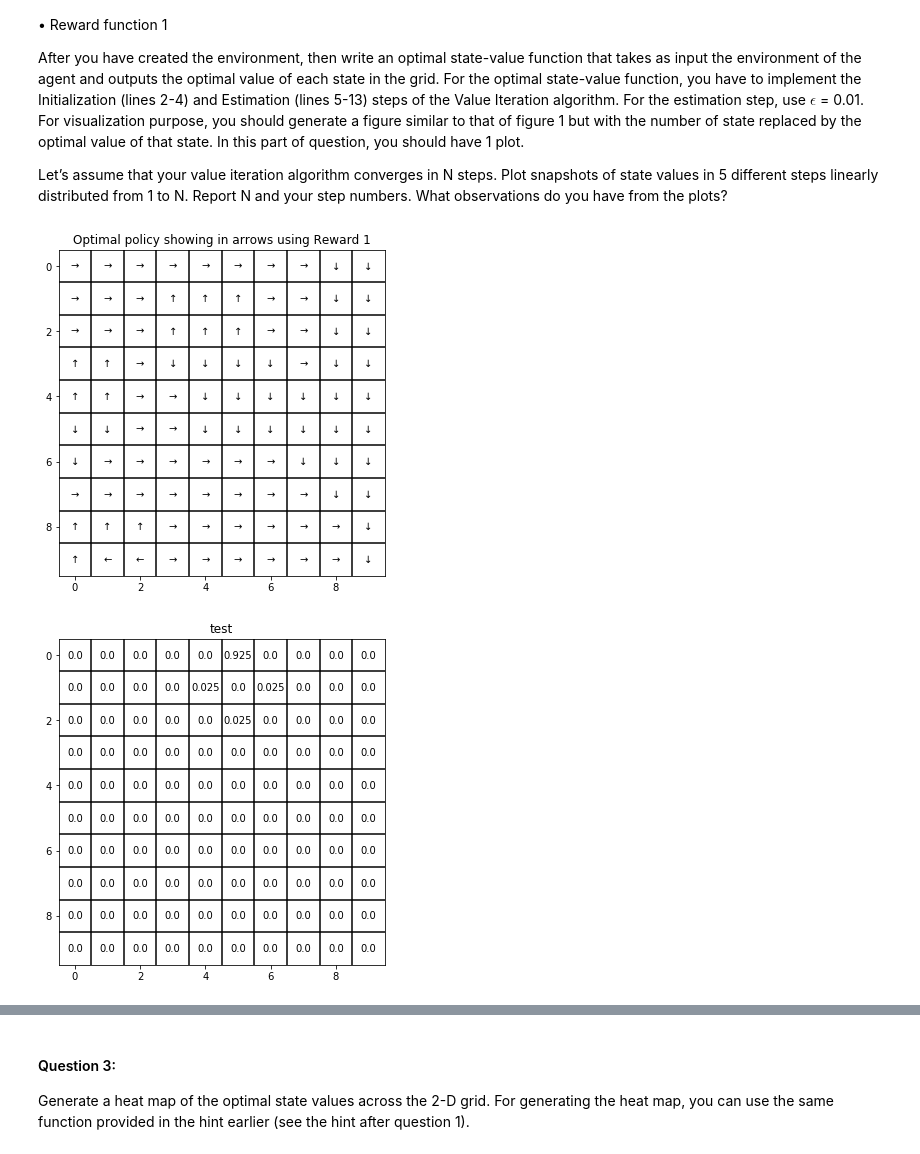
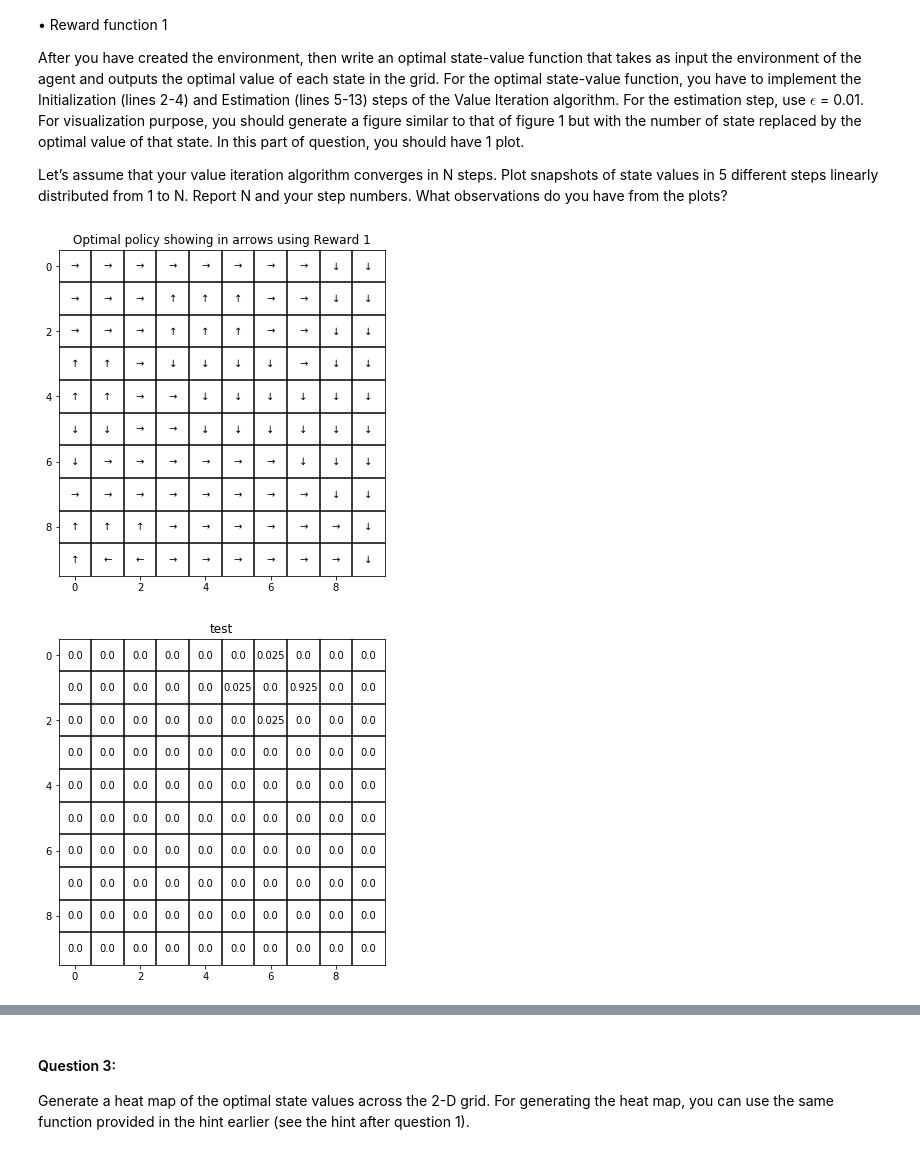
Before and after one commit to MaggieX/Large_Scale_Social_Complex_Network, a Jupyter notebook: Project3/Project3_Q1_Q17.ipynb, the cells around one changed output, grey strips where cells are left out. Drawn from its saved outputs; the diff is of its cells as text; code cells hidden in the pictures.

```diff
--- a/Project3/Project3_Q1_Q17.ipynb
+++ b/Project3/Project3_Q1_Q17.ipynb
@@ -356,27 +356,26 @@ def value_iteration(env, eps, snapshots=False):
 # %%
 ### test cell
 n = 10
 na = 4
 w = 0.1
 gamma = 0.8
 # estimation step epsilon
 eps = 0.01
 
 env1 = Environment(n, na, w, gamma, reward1)
 # env1.create_transition_matrix()
 tm = env1.get_transition_matrix()
 
 env1 = Environment(n, na, w, gamma, reward1)
 pi_1, V_1 = value_iteration(env1, eps)
 
 plot_policy(n, pi_1, 'Optimal policy showing in arrows using Reward 1')
 
-tm = env1.get_transition_matrix(pi_1)
-
-plot_grid_value(n, tm[0][15].reshape((n, n)), 'test')
+tm = env1.get_transition_matrix(pi_1) # (action, state leng, state leng)
+plot_grid_value(n, tm[0][16].reshape((n, n)), 'test') # transition matrix, optimal action (0)
 # %% [output]
 [figure]
-[figure, old version]
+[figure, new version]
 # %%
 # state space size
 n = 10
```
Also changed, not shown: parts of 15 cells of this notebook.
